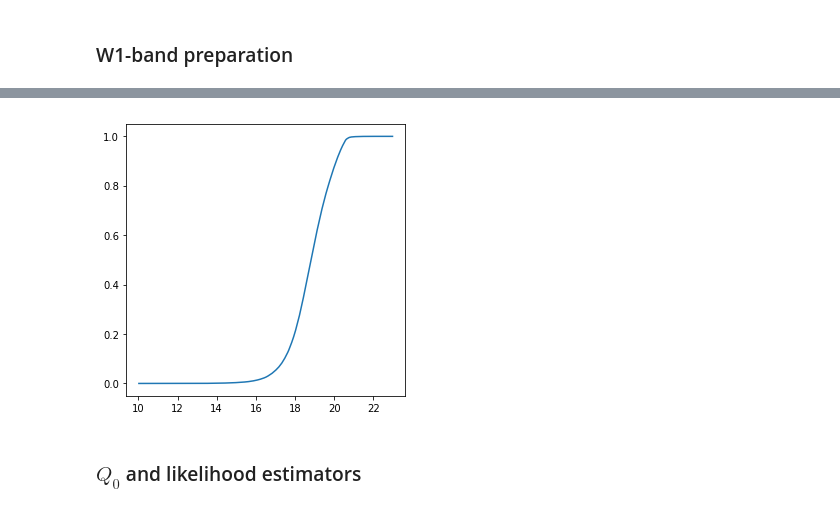
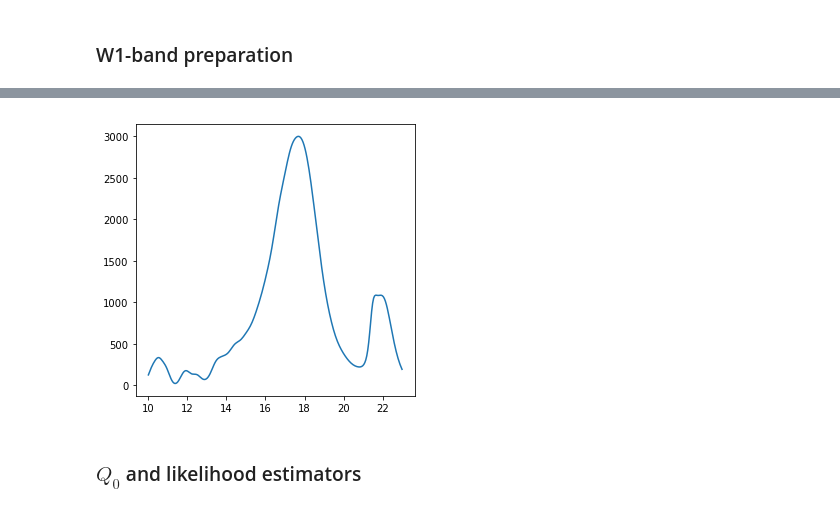
Before and after one commit to nudomarinero/mltier1, a Jupyter notebook: Match_LOFAR_combined_iter_params.ipynb, the cells around one changed output, grey strips where cells are left out. Cells and saved outputs as stored; diff of their text form; code cells hidden in the pictures.

```diff
--- a/Match_LOFAR_combined_iter_params.ipynb
+++ b/Match_LOFAR_combined_iter_params.ipynb
@@ -331,0 +396,4 @@ plot(center_i, q_m_i);
+# %%
+plt.rcParams["figure.figsize"] = (5,5)
+plot(center_i, q_m_i1);
+plot(center_i, q_m_i_cs);
@@ -331,0 +402,3 @@ plot(center_i, q_m_i);
+# %%
+plt.rcParams["figure.figsize"] = (5,5)
+plot(center_i, q_m_i/n_m_i);
@@ -342,2 +419,4 @@ n_m_w1 = get_n_m(catalogue_w1["W1mag"], bin_list_w1, field.area)
+# %%
+n_m_w1 = get_n_m_kde(catalogue_w1["W1mag"], center_w1, field.area, bandwidth=0.2)
 # %%
 plt.rcParams["figure.figsize"] = (5,5)
@@ -351,2 +431,9 @@ q_m_w1 = estimate_q_m(catalogue_w1["W1mag"],
                       coords_combined[combined_w1],
                       radius=5)
+# %%
+q_m_w1 = estimate_q_m_kde(catalogue_w1["W1mag"],
+                      center_w1,
+                      n_m_w1, coords_lofar,
+                      coords_combined[combined_w1],
+                      radius=5,
+                      bandwidth=0.2)
@@ -353,7 +445,7 @@ q_m_w1 = estimate_q_m(catalogue_w1["W1mag"],
 # %%
-plot(center_w1, q_m_w1);
+plot(center_w1, q_m_w1/n_m_w1);
 # %% [output]
-[figure, old version]
+[figure, new version]
 # %% [markdown]
 ### $Q_0$ and likelihood estimators
 # %%
```
Also changed, not shown: parts of 59 cells of this notebook, 3 other files.
